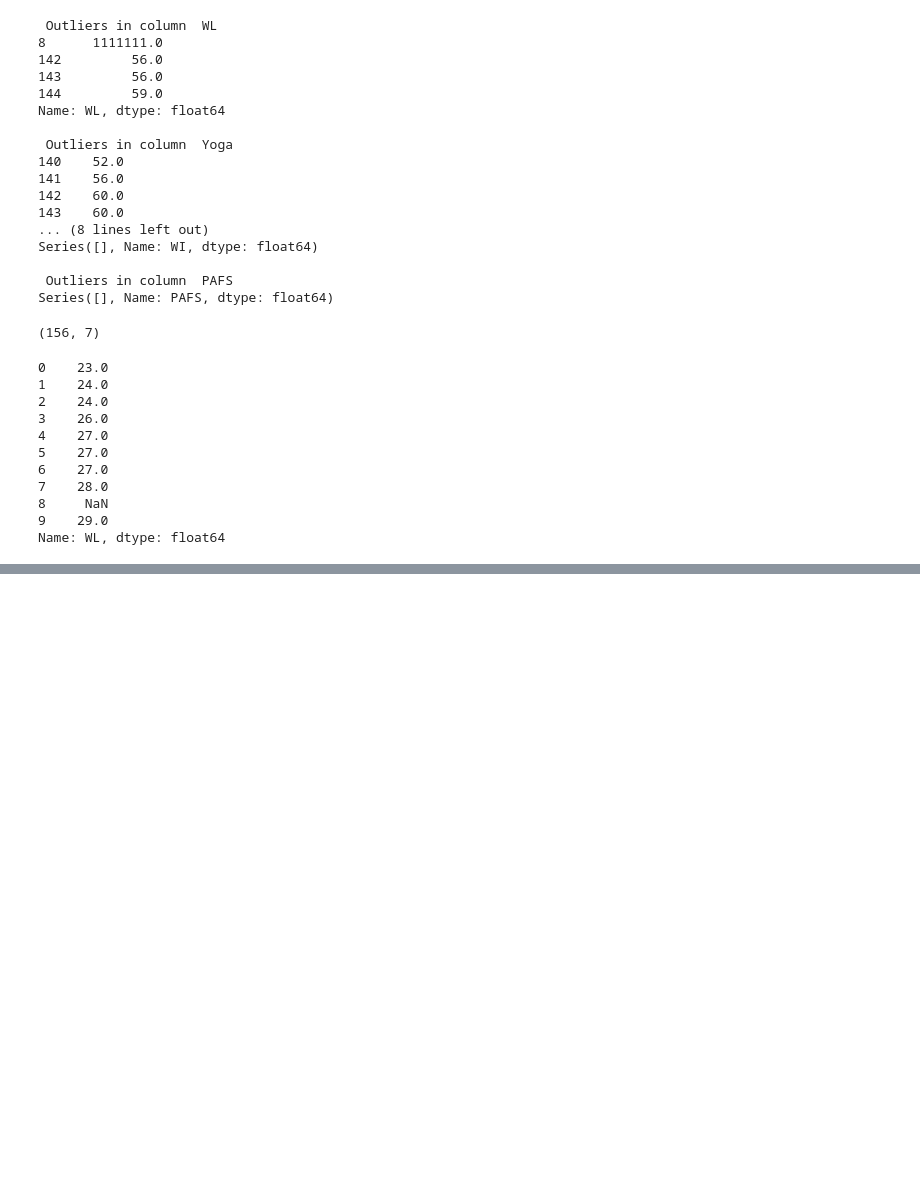
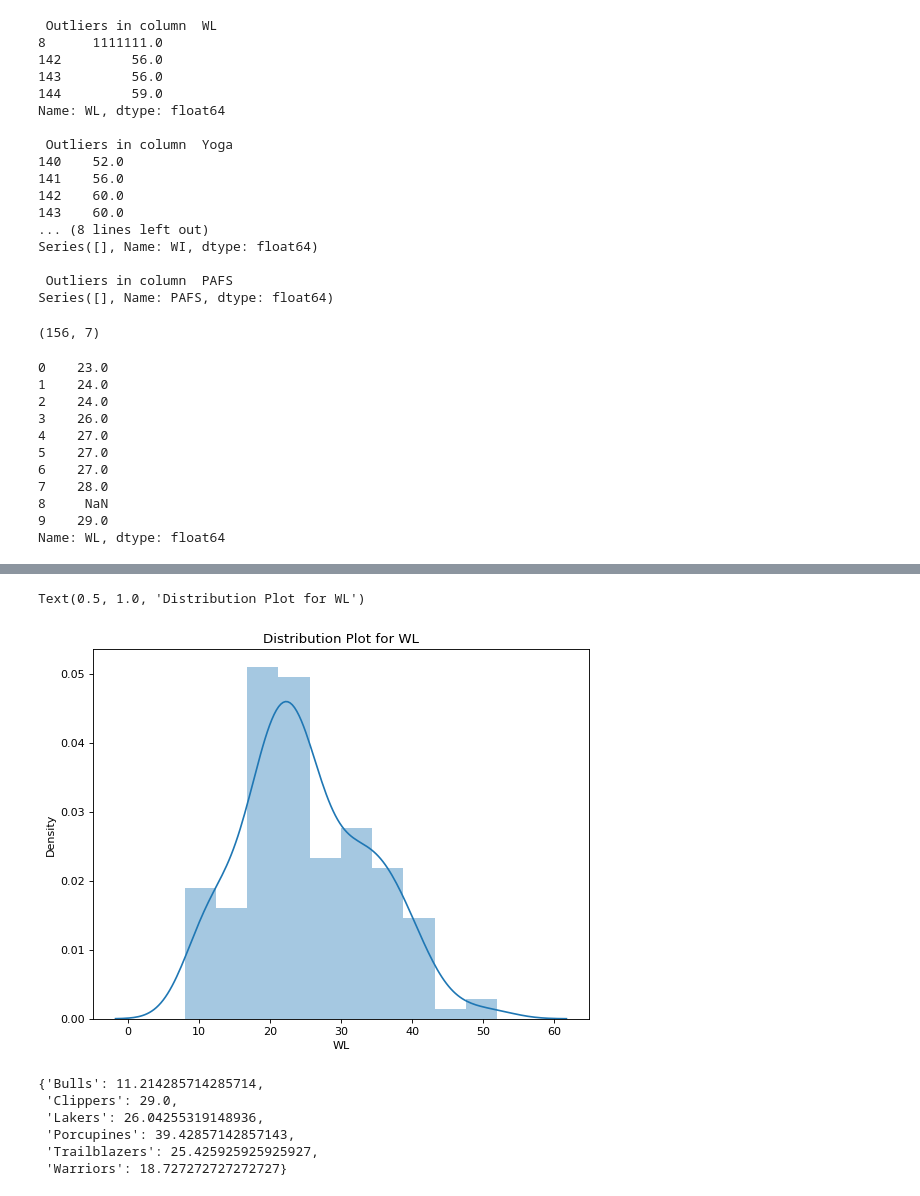
Before and after one commit to sk-aili/sports-analytics-2, a Jupyter notebook: lib/polynomial_regression.ipynb, the cells around one changed output, grey strips where cells are left out. Drawn from its saved outputs; the diff is of its cells as text; code cells hidden in the pictures; blank space fills up the shorter version.

```diff
--- a/lib/polynomial_regression.ipynb
+++ b/lib/polynomial_regression.ipynb
@@ -209,0 +292,21 @@ Name: WL, dtype: float64
+# %%
+# visualizing after filling missing values with median
+figure(figsize=(8,6), dpi=80)
+sns.distplot(df_clean['WL'].fillna(df_clean['WL'].median()))
+plt.xlabel("WL")
+plt.ylabel("Density")
+plt.title("Distribution Plot for WL")
+# %% [output]
+Text(0.5, 1.0, 'Distribution Plot for WL')
+[figure, added]
+# %%
+# group by team
+mean_WL = df_clean.groupby("Team")['WL'].mean().to_dict()
+mean_WL
+# %% [output]
+{'Bulls': 11.214285714285714,
+ 'Clippers': 29.0,
+ 'Lakers': 26.04255319148936,
+ 'Porcupines': 39.42857142857143,
+ 'Trailblazers': 25.425925925925927,
+ 'Warriors': 18.727272727272727}
```
Also changed, not shown: parts of 43 cells of this notebook.
